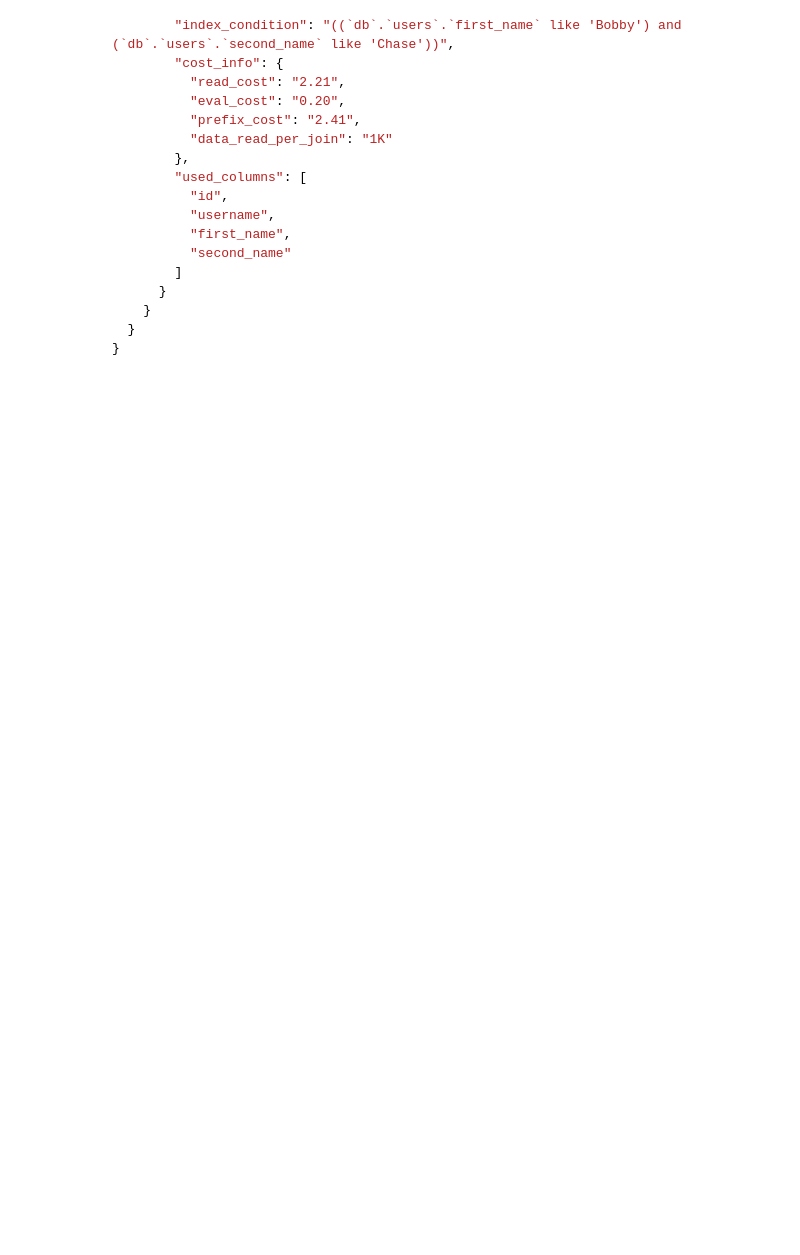
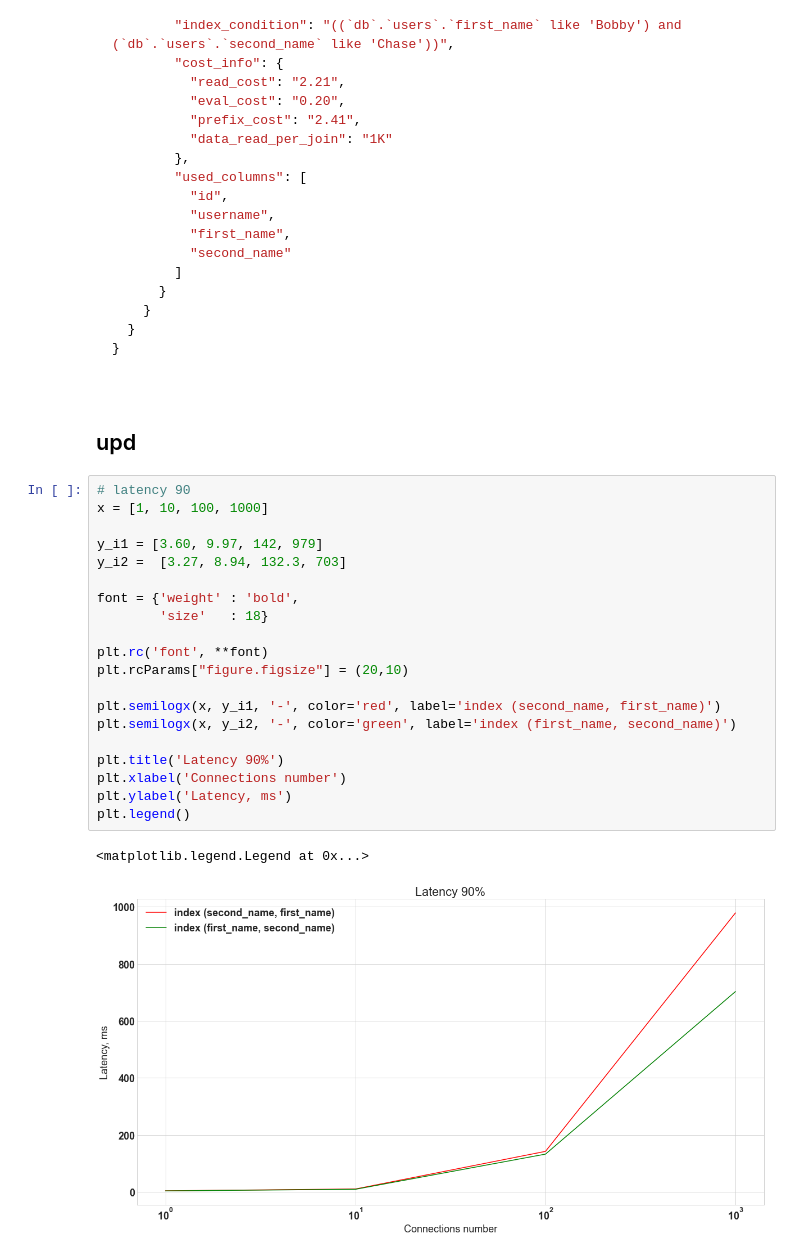
Before and after one commit to qDes/social_network, a Jupyter notebook: fakedata/Test report.ipynb, the cells around one changed output. Drawn from its saved outputs; the diff is of its cells as text; blank space fills up the shorter version.

````diff
--- a/fakedata/Test report.ipynb
+++ b/fakedata/Test report.ipynb
@@ -137,3 +137,28 @@ create index users_first_name_second_name_index
 }
 
 ```
+# %% [markdown]
+## upd
+# %%
+# latency 90
+x = [1, 10, 100, 1000]
+
+y_i1 = [3.60, 9.97, 142, 979]
+y_i2 =  [3.27, 8.94, 132.3, 703]
+
+font = {'weight' : 'bold',
+        'size'   : 18}
+
+plt.rc('font', **font)
+plt.rcParams["figure.figsize"] = (20,10)
+
+plt.semilogx(x, y_i1, '-', color='red', label='index (second_name, first_name)')
+plt.semilogx(x, y_i2, '-', color='green', label='index (first_name, second_name)')
+
+plt.title('Latency 90%')
+plt.xlabel('Connections number')
+plt.ylabel('Latency, ms')
+plt.legend()
+# %% [output]
+<matplotlib.legend.Legend at 0x...>
+[figure, added]
````
Also changed, not shown: parts of 3 cells of this notebook, 3 other files.
